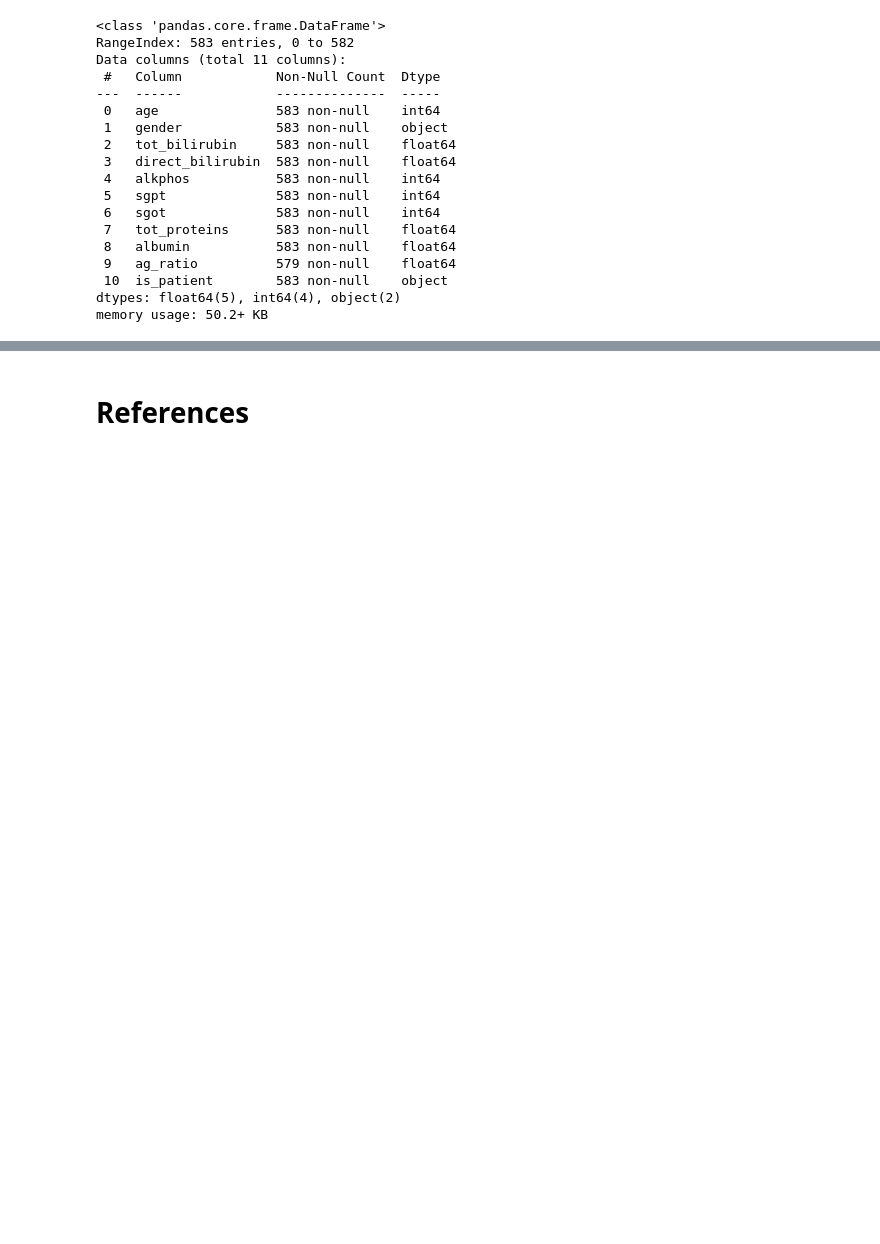
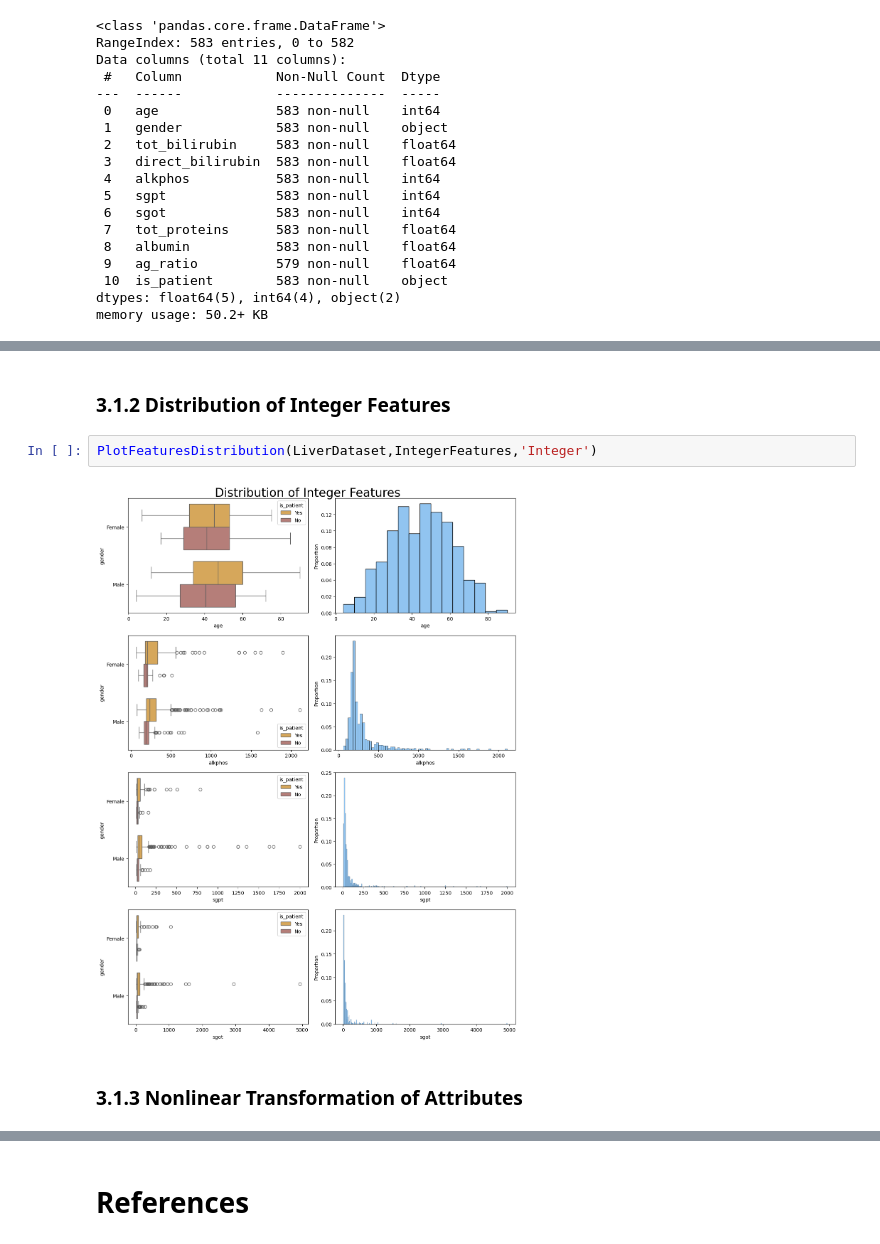
Before and after one commit to alexisuaguilaru/Liver_Patient_Model, a Jupyter notebook: ExploratoryDataAnalysis/ExploratoryDataAnalysis.ipynb, the cells around one changed output, grey strips where cells are left out. Cells and saved outputs as stored; diff of their text form; blank space fills up the shorter version.

```diff
--- a/ExploratoryDataAnalysis/ExploratoryDataAnalysis.ipynb
+++ b/ExploratoryDataAnalysis/ExploratoryDataAnalysis.ipynb
@@ -122,0 +221,8 @@ memory usage: 50.2+ KB
+# %% [markdown]
+### 3.1.2 Distribution of Integer Features
+# %%
+PlotFeaturesDistribution(LiverDataset,IntegerFeatures,'Integer')
+# %% [output]
+[figure, added]
+# %% [markdown]
+### 3.1.3 Nonlinear Transformation of Attributes
```
Also changed, not shown: parts of 17 cells of this notebook.
